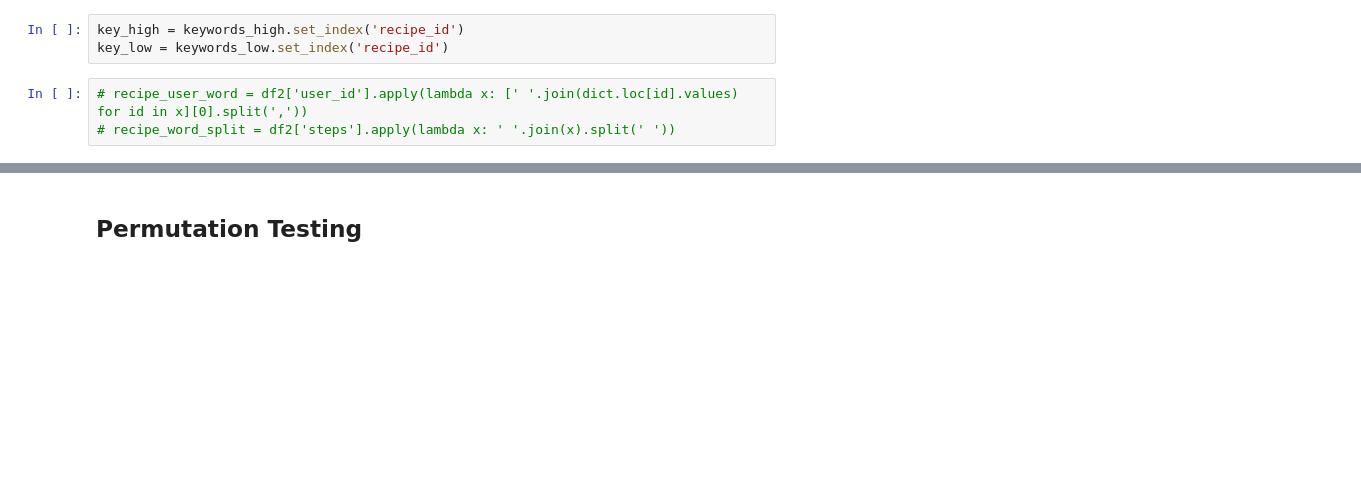
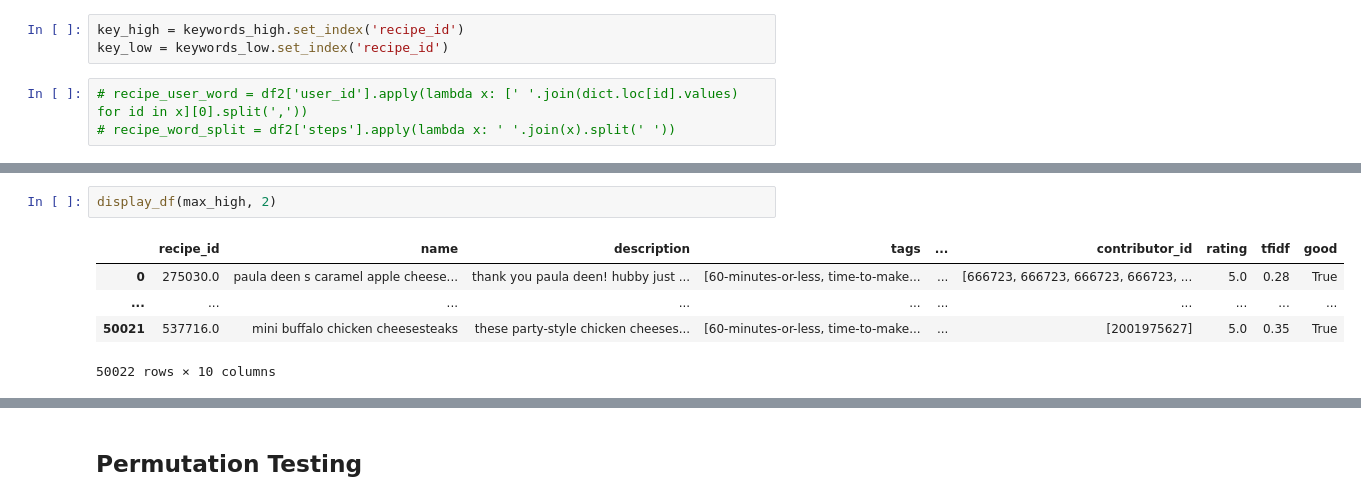
Before and after one commit to KevinBian107/dsc80_proj, a Jupyter notebook: permutation.ipynb, the cells around one changed output, grey strips where cells are left out. Drawn from its saved outputs; the diff is of its cells as text; blank space fills up the shorter version.

```diff
--- a/permutation.ipynb
+++ b/permutation.ipynb
@@ -195,0 +191,8 @@ mean_low
+# %%
+display_df(max_high, 2)
+# %% [output]
+|  | recipe_id | name | description | tags | ... | contributor_id | rating | tfidf | good |
+| 0 | 275030.0 | paula deen s caramel apple cheese... | thank you paula deen! hubby just ... | [60-minutes-or-less, time-to-make... | ... | [666723, 666723, 666723, 666723, ... | 5.0 | 0.28 | True |
+| ... | ... | ... | ... | ... | ... | ... | ... | ... | ... |
+| 50021 | 537716.0 | mini buffalo chicken cheesesteaks | these party-style chicken cheeses... | [60-minutes-or-less, time-to-make... | ... | [2001975627] | 5.0 | 0.35 | True |
+50022 rows × 10 columns
```
Also changed, not shown: parts of 38 cells of this notebook, 4 other files.
